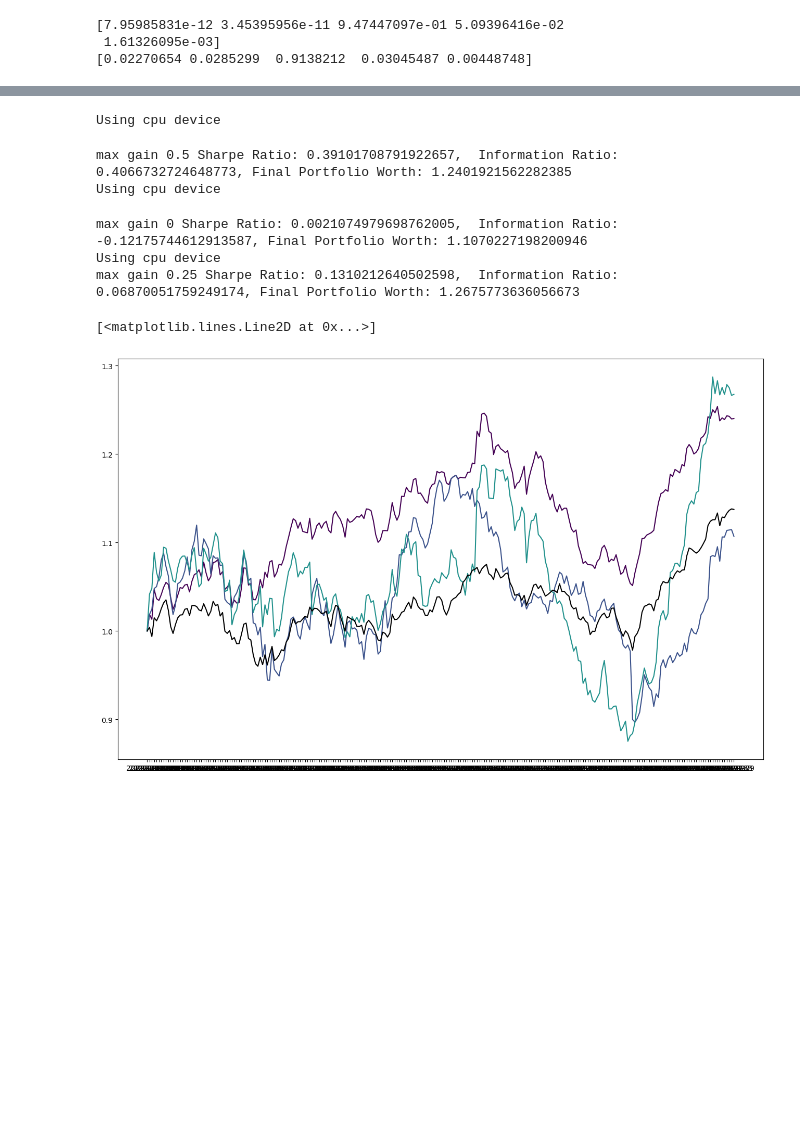
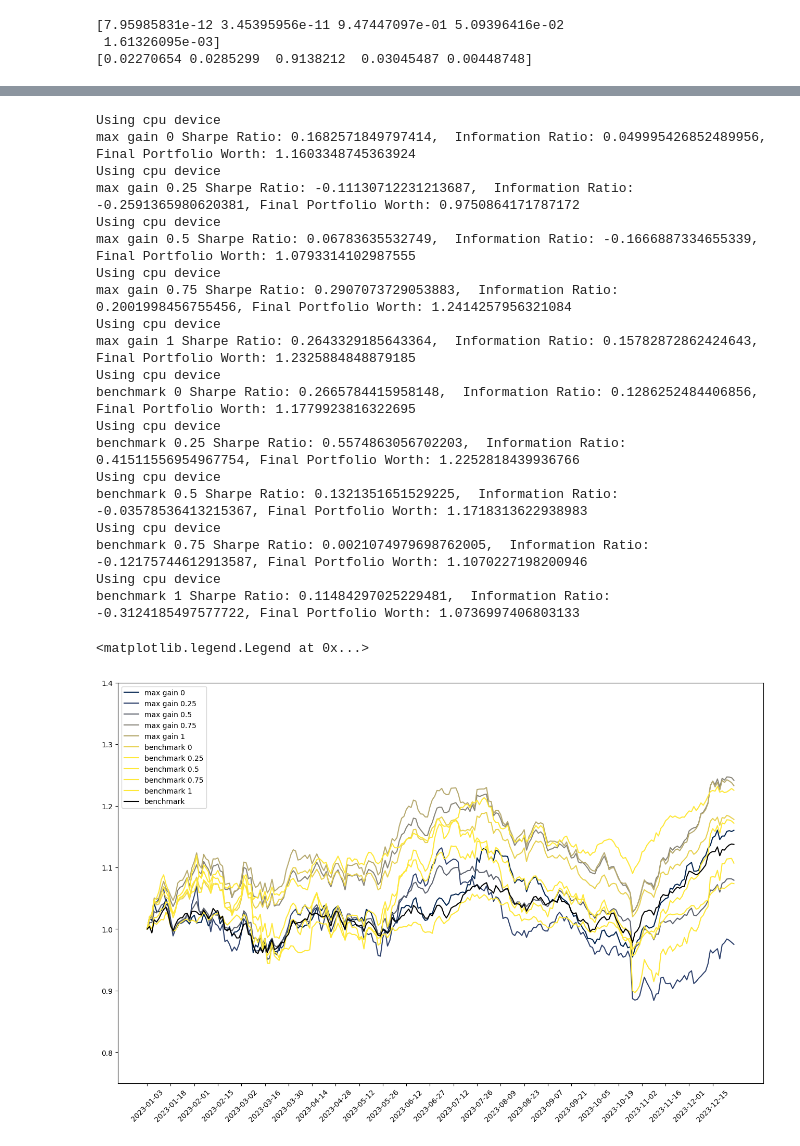
Before and after one commit to sohamviradiya/satan, a Jupyter notebook: evaluate.ipynb, the cells around one changed output, grey strips where cells are left out. Saved outputs shown, nothing was run; the diff lists cells and outputs as text; code cells hidden in the pictures; blank space fills up the shorter version.

Commit message:
add dsac evaluation

```diff
--- a/evaluate.ipynb
+++ b/evaluate.ipynb
@@ -30,32 +48,13 @@ def evaluate_model(model,env):
 # %%
+
 from stable_baselines3 import SAC
-from DSAC import DSAC
-from enviroments.benchmark import create_env_benchmark
-
-eval_env,eval_dates,eval_benchmark,prices = create_env_benchmark(tickers,'2023-01-01','2023-12-31',investment_period,reward_period)
-
 models = {
     'paper': 'paper',
-    'benchmark risk 0': 'SAC_benchmark_risk_0_inv_1_rew_15',
-    'benchmark risk 0.25': 'SAC_benchmark_risk_0.25_inv_1_rew_15',
-    'benchmark risk 0.5': 'SAC_benchmark_risk_0.5_inv_1_rew_15',
 }
 
 plt.figure(figsize=(16,10))
 i = 0
 
-def extract_portfolio(eval_env, eval_benchmark, model):
-    rewards,portfolio_worths = evaluate_model(model,eval_env)
-    monthly_portfolio_worths = portfolio_worths[::25]
-    monthly_portfolio_returns = np.diff(monthly_portfolio_worths)/monthly_portfolio_worths[:-1]
-    sharpe_ratio = np.mean(monthly_portfolio_returns)/np.std(monthly_portfolio_returns)
-
-    monthly_benchmark_worths = eval_benchmark[::25]
-    monthly_benchmark_returns = np.diff(monthly_benchmark_worths)/monthly_benchmark_worths[:-1]
-    excess_returns = monthly_portfolio_returns - monthly_benchmark_returns
-    information_ratio = np.mean(excess_returns)/np.std(excess_returns)
-
-    return portfolio_worths,sharpe_ratio,information_ratio
 
 for model_name,model_path in models.items():
     model = SAC.load(f'./models/{model_path}.zip')
@@ -68,7 +67,7 @@ for model_name,model_path in models.items():
 
 eval_benchmark_relative = eval_benchmark/eval_benchmark[0]
 
-plt.plot(eval_dates,eval_benchmark_relative, linestyle='-',label='benchmark', color = 'black')
+# plt.plot(eval_dates,eval_benchmark_relative, linestyle='-',label='benchmark', color = 'black')
 
 plt.xticks(eval_dates[::(len(eval_dates)//25)],rotation=45)
 plt.ylim(0.75,1.4)
@@ -83,33 +80,63 @@ benchmark risk 0.5 Sharpe Ratio: 0.2897311186156239,  Information Ratio: 0.22780
 # %%
 dsac_models = {
-    'max gain 0.5': 'DSAC_max_gain_risk_0.5_inv_1_rew_15',
     'max gain 0': 'DSAC_max_gain_risk_0_inv_1_rew_15',
     'max gain 0.25': 'DSAC_max_gain_risk_0.25_inv_1_rew_15',
+    'max gain 0.5': 'DSAC_max_gain_risk_0.5_inv_1_rew_15',
+    'max gain 0.75': 'DSAC_max_gain_risk_0.75_inv_1_rew_15',
+    'max gain 1': 'DSAC_max_gain_risk_1_inv_1_rew_15',
+    'benchmark 0': 'DSAC_benchmark_risk_0_inv_1_rew_15',
+    'benchmark 0.25': 'DSAC_benchmark_risk_0.25_inv_1_rew_15',
+    'benchmark 0.5': 'DSAC_benchmark_risk_0.5_inv_1_rew_15',
+    'benchmark 0.75': 'DSAC_benchmark_risk_0.75_inv_1_rew_15',
+    'benchmark 1': 'DSAC_benchmark_risk_1_inv_1_rew_15',
 }
+
+from DSAC import DSAC
 
 i = 0
 
 plt.figure(figsize=(16,10))
 
 for model_name,model_path in dsac_models.items():
     bare_model = DSAC(policy='MlpPolicy', env=eval_env, verbose=1)
     bare_model.set_parameters(f'./models/{model_path}.zip')
 
     portfolio_worths,sharpe_ratio,information_ratio = extract_portfolio(eval_env, eval_benchmark, bare_model)
 
     print(f'{model_name} Sharpe Ratio: {sharpe_ratio},  Information Ratio: {information_ratio}, Final Portfolio Worth: {portfolio_worths[-1]}')
 
-    plt.plot(eval_dates,portfolio_worths, linestyle='-',label=f'{model_name}', color = plt.cm.viridis(i/len(models)))
+    plt.plot(eval_dates,portfolio_worths, linestyle='-',label=f'{model_name}', color = plt.cm.cividis(2*(i/len(models))))
 
     i += 1
 
+
+eval_benchmark_relative = eval_benchmark/eval_benchmark[0]
+
 plt.plot(eval_dates,eval_benchmark_relative, linestyle='-',label='benchmark', color = 'black')
+
+plt.xticks(eval_dates[::(len(eval_dates)//25)],rotation=45)
+plt.ylim(0.75,1.4)
+plt.legend()
 # %% [output]
 Using cpu device
+max gain 0 Sharpe Ratio: 0.1682571849797414,  Information Ratio: 0.049995426852489956, Final Portfolio Worth: 1.1603348745363924
+Using cpu device
+max gain 0.25 Sharpe Ratio: -0.11130712231213687,  Information Ratio: -0.2591365980620381, Final Portfolio Worth: 0.9750864171787172
+Using cpu device
+max gain 0.5 Sharpe Ratio: 0.06783635532749,  Information Ratio: -0.1666887334655339, Final Portfolio Worth: 1.0793314102987555
+Using cpu device
+max gain 0.75 Sharpe Ratio: 0.2907073729053883,  Information Ratio: 0.2001998456755456, Final Portfolio Worth: 1.2414257956321084
+Using cpu device
+max gain 1 Sharpe Ratio: 0.2643329185643364,  Information Ratio: 0.15782872862424643, Final Portfolio Worth: 1.2325884848879185
+Using cpu device
+benchmark 0 Sharpe Ratio: 0.2665784415958148,  Information Ratio: 0.1286252484406856, Final Portfolio Worth: 1.1779923816322695
+Using cpu device
+benchmark 0.25 Sharpe Ratio: 0.5574863056702203,  Information Ratio: 0.41511556954967754, Final Portfolio Worth: 1.2252818439936766
+Using cpu device
+benchmark 0.5 Sharpe Ratio: 0.1321351651529225,  Information Ratio: -0.03578536413215367, Final Portfolio Worth: 1.1718313622938983
+Using cpu device
+benchmark 0.75 Sharpe Ratio: 0.0021074979698762005,  Information Ratio: -0.12175744612913587, Final Portfolio Worth: 1.1070227198200946
+Using cpu device
+benchmark 1 Sharpe Ratio: 0.11484297025229481,  Information Ratio: -0.3124185497577722, Final Portfolio Worth: 1.0736997406803133
-max gain 0.5 Sharpe Ratio: 0.39101708791922657,  Information Ratio: 0.4066732724648773, Final Portfolio Worth: 1.2401921562282385
-Using cpu device
+<matplotlib.legend.Legend at 0x...>
-max gain 0 Sharpe Ratio: 0.0021074979698762005,  Information Ratio: -0.12175744612913587, Final Portfolio Worth: 1.1070227198200946
-Using cpu device
-max gain 0.25 Sharpe Ratio: 0.1310212640502598,  Information Ratio: 0.06870051759249174, Final Portfolio Worth: 1.2675773636056673
-[<matplotlib.lines.Line2D at 0x...>]
-[figure, old version]
+[figure, new version]
```
Also changed, not shown: parts of 3 cells of this notebook.
